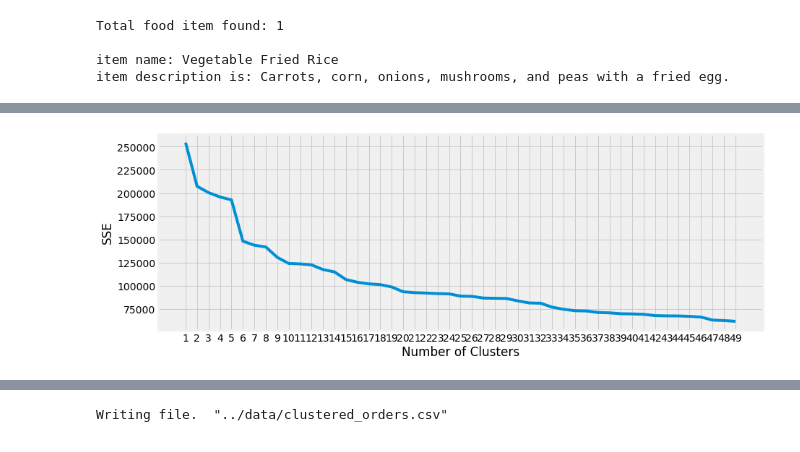
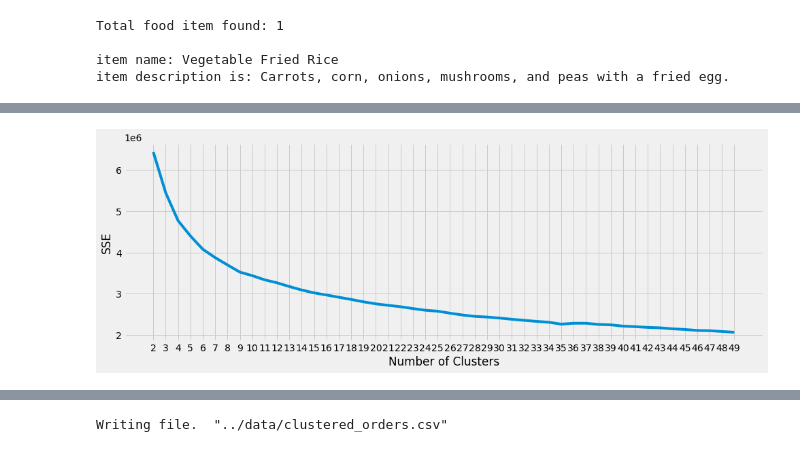
Before and after one commit to nakisa84/personalized-food-recommendation, a Jupyter notebook: notebooks/content-based-recommender.ipynb, the cells around one changed output, grey strips where cells are left out. Saved outputs shown, nothing was run; the diff lists cells and outputs as text; code cells hidden in the pictures.

```diff
--- a/notebooks/content-based-recommender.ipynb
+++ b/notebooks/content-based-recommender.ipynb
@@ -287,4 +289,10 @@ orders.head()
+# %%
+items['bow'] = items['Name'].map(str) + ',' + items['Description'].map(str)
+items['tokenized'] = items.bow.apply(tokenize)
+items['tokens'] = items.tokenized.apply(lambda x: ','.join(map(str,x)))
 # %%
 # vectorise the tokens
 counter = CountVectorizer()
-orders_count_matrix = counter.fit_transform(orders.tokens)
+item_count_matrix = counter.fit_transform(items.tokens)
+cosine_sim = cosine_similarity(item_count_matrix)
+print(cosine_sim.shape)
@@ -290,0 +301,4 @@ orders_count_matrix = counter.fit_transform(orders.tokens)
+# %%
+pca = PCA(n_components=50)
+pca_trasnform = pca.fit_transform(cosine_sim)
+print(pca_trasnform.shape)
@@ -297,9 +313,9 @@ kmeans_kwargs = {
 
 # making a list of sum of squared errors for different cluster amounts (1-19)
 sse = []
-for k in range(1, 50):
+for k in range(2, 50):
     kmeans = KMeans(n_clusters=k, **kmeans_kwargs)
-    kmeans.fit(orders_count_matrix)
+    kmeans.fit(pca_trasnform)
     sse.append(kmeans.inertia_)
 # %%
 print(sse)
@@ -308,13 +324,13 @@ print(sse)
 # %%
 plt.figure(figsize = (15,5))
 plt.style.use("fivethirtyeight")
-plt.plot(range(1, 50), sse)
-plt.xticks(range(1, 50))
+plt.plot(range(2, 50), sse)
+plt.xticks(range(2, 50))
 plt.xlabel("Number of Clusters")
 plt.ylabel("SSE")
 plt.show()
 # %% [output]
-[figure, old version]
+[figure, new version]
 # %%
 silhouette_coefficients = []
 
```
Also changed, not shown: parts of 27 cells of this notebook, 3 other files.
